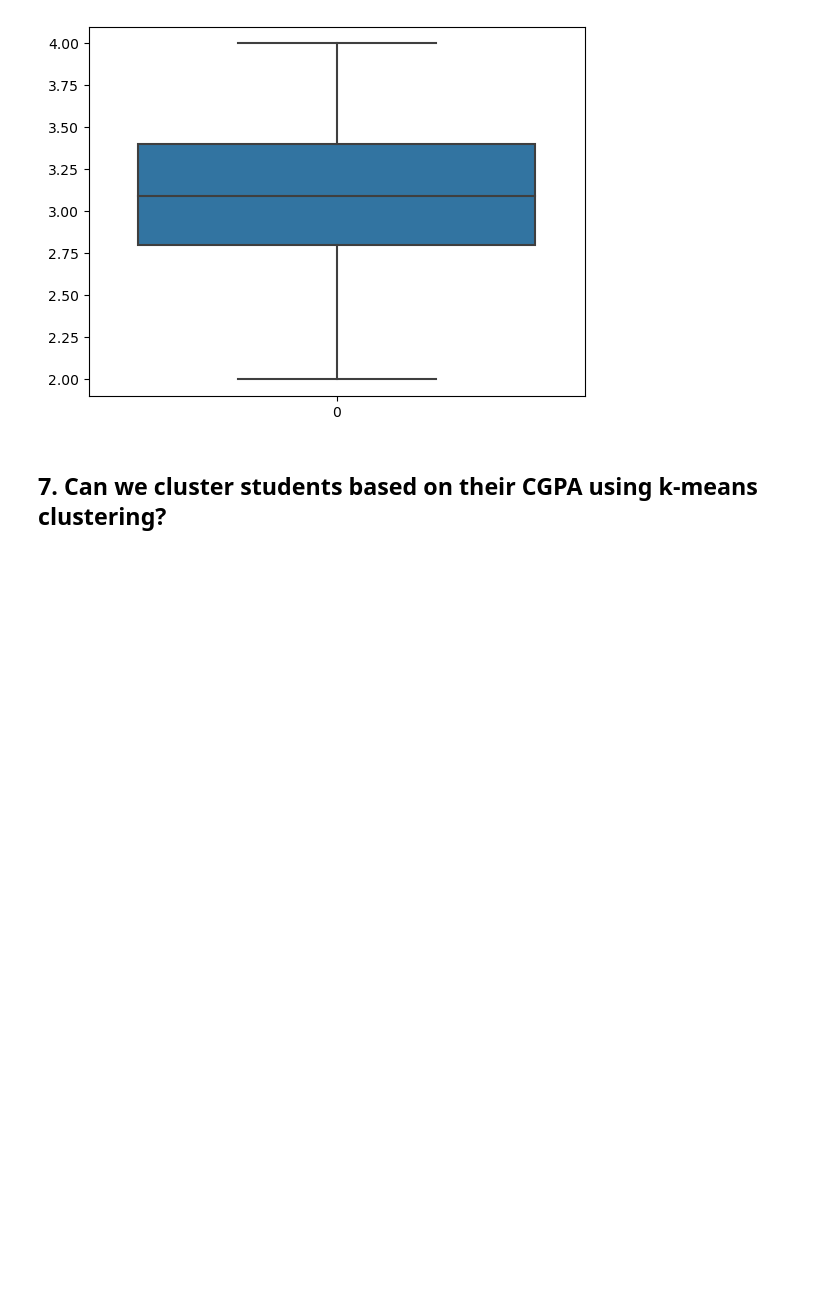
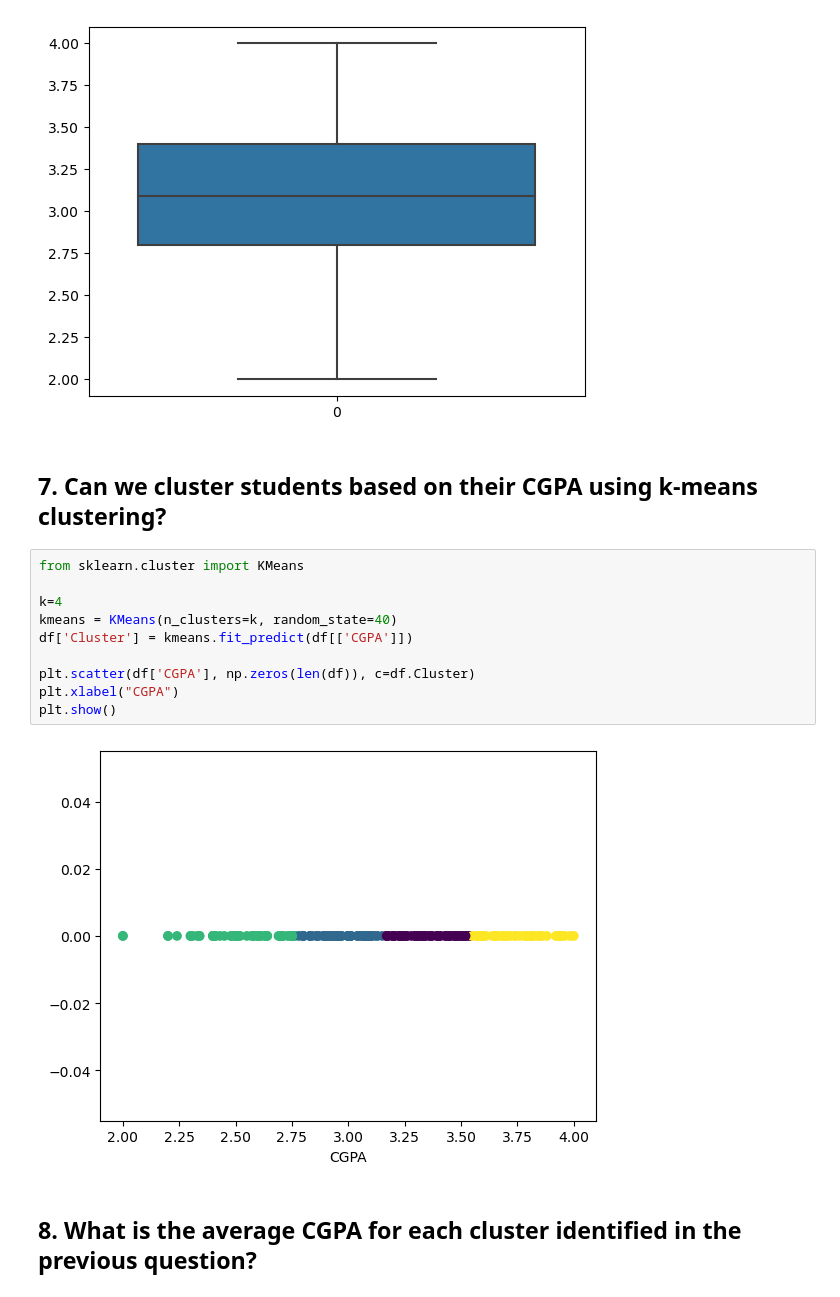
Before and after one commit to joharkhan99/Data-Science-Internship, a Jupyter notebook: Week2/Day5/Students_Data_EDA.ipynb, the cells around one changed output. Saved outputs shown, nothing was run; the diff lists cells and outputs as text; blank space fills up the shorter version.

Commit message:
applied clustering, predictions and classification

```diff
--- a/Week2/Day5/Students_Data_EDA.ipynb
+++ b/Week2/Day5/Students_Data_EDA.ipynb
@@ -227,3 +220,17 @@ sns.boxplot(df.CGPA)
 [figure]
 # %% [markdown]
 ## 7. Can we cluster students based on their CGPA using k-means clustering?
+# %%
+from sklearn.cluster import KMeans
+
+k=4
+kmeans = KMeans(n_clusters=k, random_state=40)
+df['Cluster'] = kmeans.fit_predict(df[['CGPA']])
+
+plt.scatter(df['CGPA'], np.zeros(len(df)), c=df.Cluster)
+plt.xlabel("CGPA")
+plt.show()
+# %% [output]
+[figure, added]
+# %% [markdown]
+## 8. What is the average CGPA for each cluster identified in the previous question?
```
Also changed, not shown: parts of 28 cells of this notebook.
